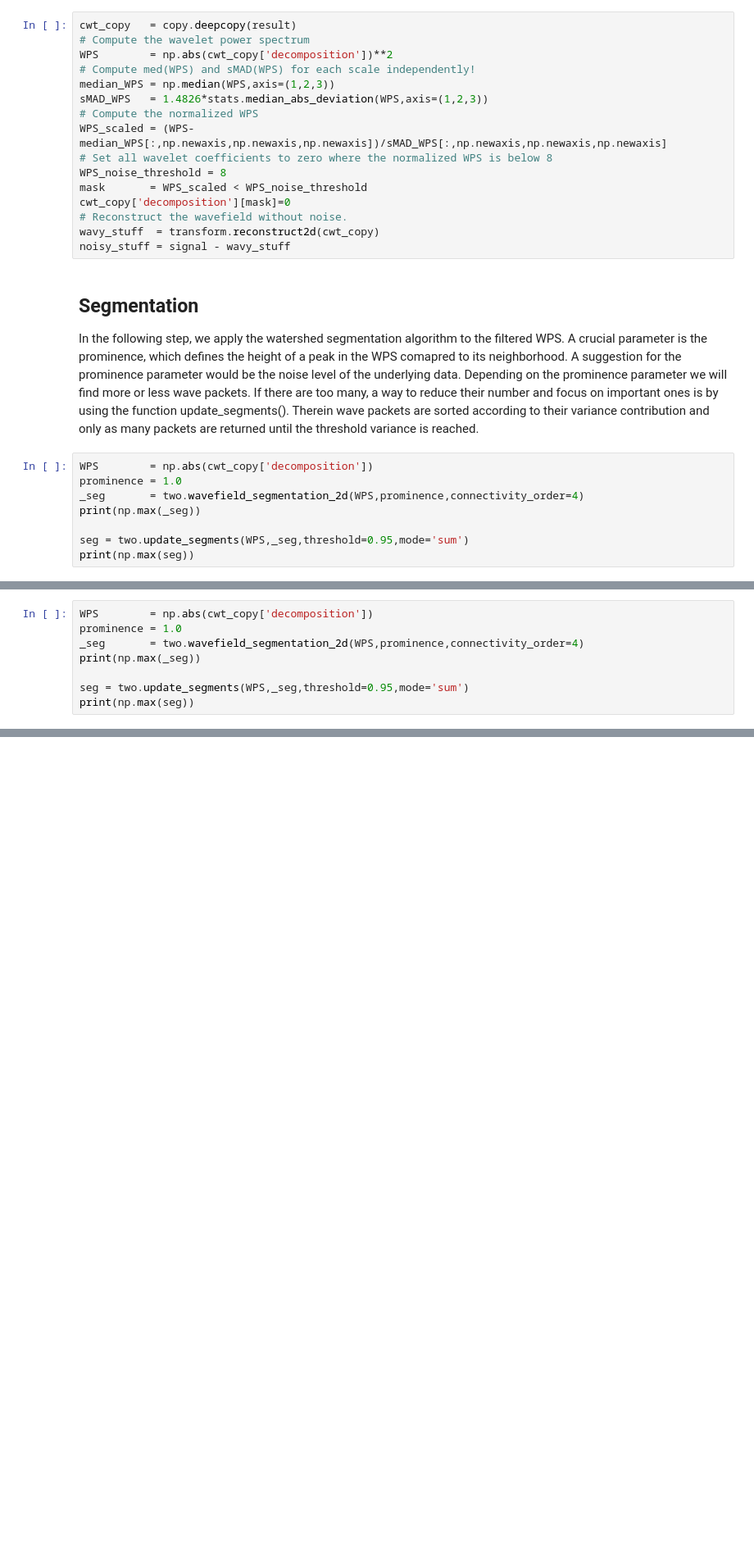
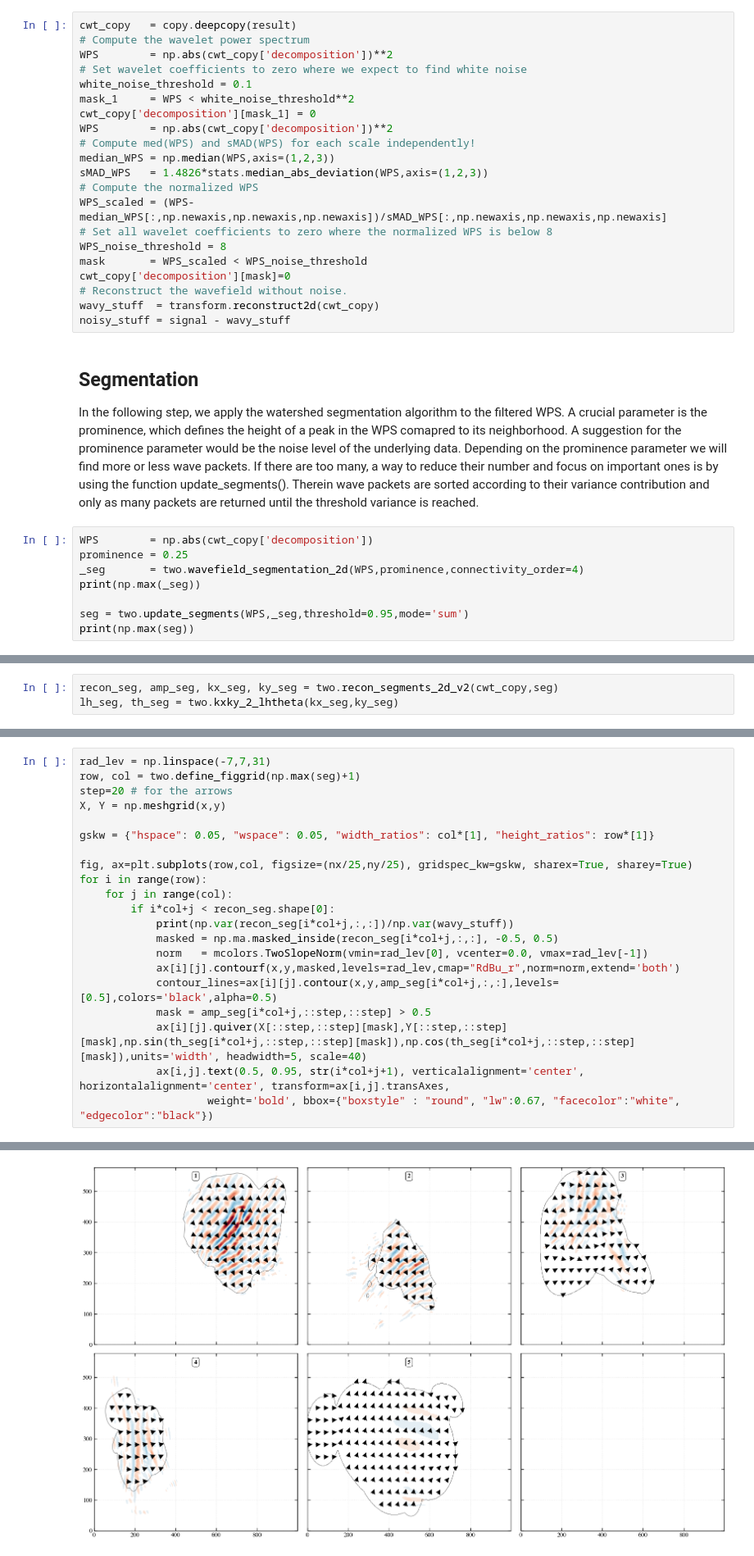
Before and after one commit to Waveguyde/WAVEGUISE, a Jupyter notebook: notebooks/02-2D_exmpl_AWE.ipynb, the cells around one changed output, grey strips where cells are left out. Shown at 82% size. Cells and saved outputs as stored; diff of their text form; blank space fills up the shorter version.

```diff
--- a/notebooks/02-2D_exmpl_AWE.ipynb
+++ b/notebooks/02-2D_exmpl_AWE.ipynb
@@ -63,6 +63,11 @@ Before we continue with the segmentation, it is very useful to strip off any red
 # %%
 cwt_copy   = copy.deepcopy(result)
 # Compute the wavelet power spectrum
+WPS        = np.abs(cwt_copy['decomposition'])**2
+# Set wavelet coefficients to zero where we expect to find white noise
+white_noise_threshold = 0.1
+mask_1     = WPS < white_noise_threshold**2
+cwt_copy['decomposition'][mask_1] = 0
 WPS        = np.abs(cwt_copy['decomposition'])**2
 # Compute med(WPS) and sMAD(WPS) for each scale independently!
 median_WPS = np.median(WPS,axis=(1,2,3))
@@ -81,7 +86,7 @@ noisy_stuff = signal - wavy_stuff
 In the following step, we apply the watershed segmentation algorithm to the filtered WPS. A crucial parameter is the prominence, which defines the height of a peak in the WPS comapred to its neighborhood. A suggestion for the prominence parameter would be the noise level of the underlying data. Depending on the prominence parameter we will find more or less wave packets. If there are too many, a way to reduce their number and focus on important ones is by using the function update_segments(). Therein wave packets are sorted according to their variance contribution and only as many packets are returned until the threshold variance is reached.
 # %%
 WPS        = np.abs(cwt_copy['decomposition'])
-prominence = 1.0
+prominence = 0.25
 _seg       = two.wavefield_segmentation_2d(WPS,prominence,connectivity_order=4)
 print(np.max(_seg))
 
@@ -194,0 +101,3 @@ ax.set_ylabel("Cross track distance / km")
+# %%
+recon_seg, amp_seg, kx_seg, ky_seg = two.recon_segments_2d_v2(cwt_copy,seg)
+lh_seg, th_seg = two.kxky_2_lhtheta(kx_seg,ky_seg)
@@ -256,11 +167,25 @@ ax.set_yticks(ticks=[5,10,20,50,100,200],labels=[5,10,20,50,100,200])
  <matplotlib.projections.polar.RadialTick at 0x...>,
  <matplotlib.projections.polar.RadialTick at 0x...>]
 [figure]
-# %%
-WPS        = np.abs(cwt_copy['decomposition'])
-prominence = 1.0
-_seg       = two.wavefield_segmentation_2d(WPS,prominence,connectivity_order=4)
-print(np.max(_seg))
-
-seg = two.update_segments(WPS,_seg,threshold=0.95,mode='sum')
-print(np.max(seg))
+# %%
+rad_lev = np.linspace(-7,7,31)
+row, col = two.define_figgrid(np.max(seg)+1)
+step=20 # for the arrows
+X, Y = np.meshgrid(x,y)
+
+gskw = {"hspace": 0.05, "wspace": 0.05, "width_ratios": col*[1], "height_ratios": row*[1]}
+
+fig, ax=plt.subplots(row,col, figsize=(nx/25,ny/25), gridspec_kw=gskw, sharex=True, sharey=True)
+for i in range(row):
+    for j in range(col):
+        if i*col+j < recon_seg.shape[0]:
+            print(np.var(recon_seg[i*col+j,:,:])/np.var(wavy_stuff))
+            masked = np.ma.masked_inside(recon_seg[i*col+j,:,:], -0.5, 0.5)
+            norm   = mcolors.TwoSlopeNorm(vmin=rad_lev[0], vcenter=0.0, vmax=rad_lev[-1])
+            ax[i][j].contourf(x,y,masked,levels=rad_lev,cmap="RdBu_r",norm=norm,extend='both')
+            contour_lines=ax[i][j].contour(x,y,amp_seg[i*col+j,:,:],levels=[0.5],colors='black',alpha=0.5)
+            mask = amp_seg[i*col+j,::step,::step] > 0.5
+            ax[i][j].quiver(X[::step,::step][mask],Y[::step,::step][mask],np.sin(th_seg[i*col+j,::step,::step][mask]),np.cos(th_seg[i*col+j,::step,::step][mask]),units='width', headwidth=5, scale=40)
+            ax[i,j].text(0.5, 0.95, str(i*col+j+1), verticalalignment='center', horizontalalignment='center', transform=ax[i,j].transAxes,
+                    weight='bold', bbox={"boxstyle" : "round", "lw":0.67, "facecolor":"white", "edgecolor":"black"})
+# %% [output]
@@ -266,0 +197 @@ print(np.max(seg))
+[figure, added]
```
Also changed, not shown: parts of 7 cells of this notebook, 1 other file.
